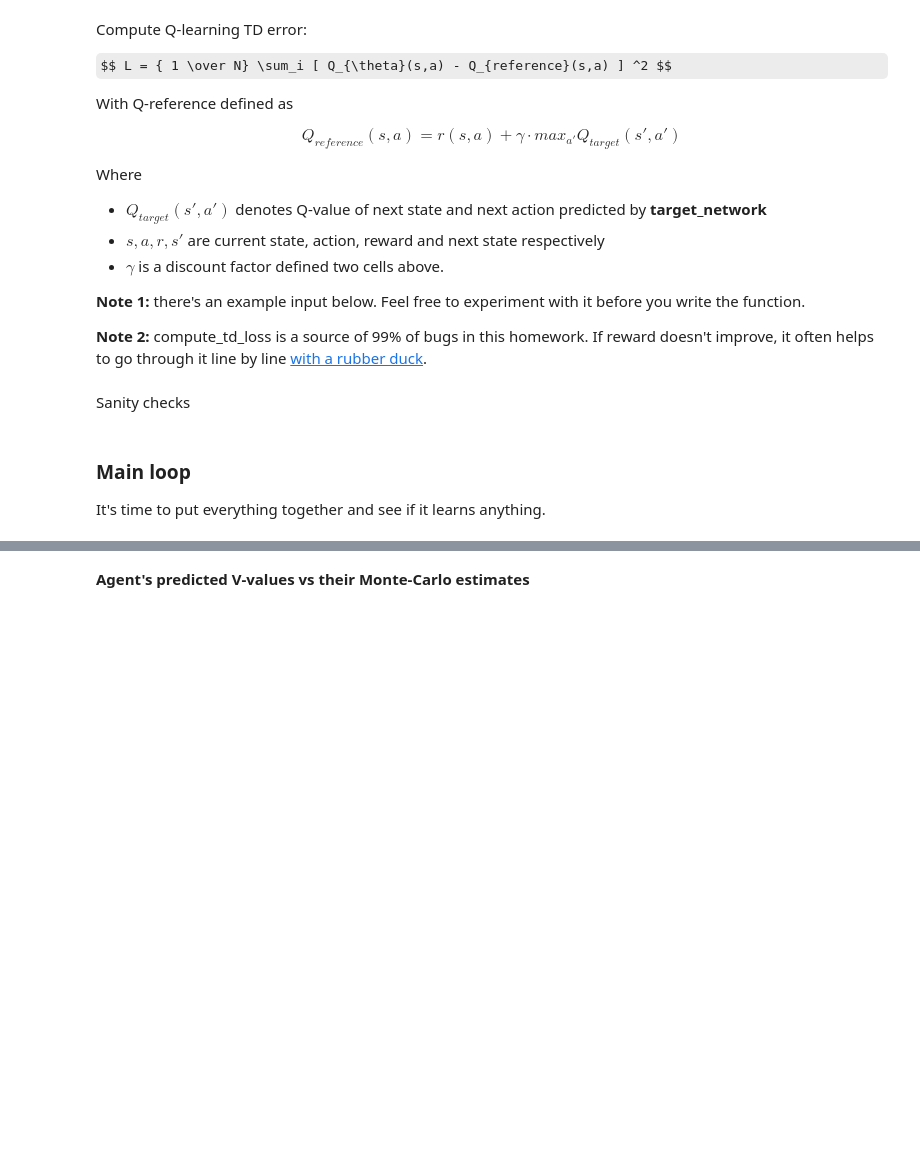
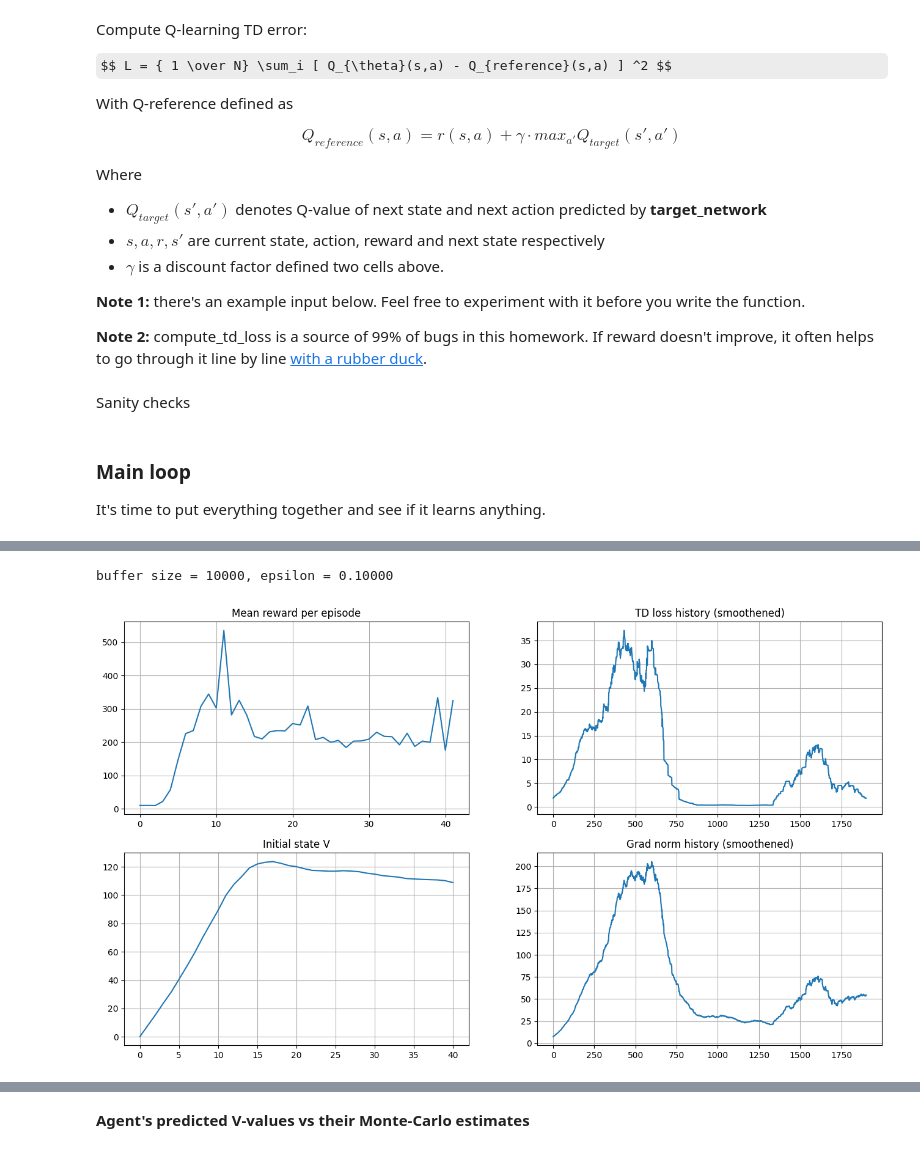
Before and after one commit to brayandm/deep-learning-in-applications-homeworks, a Jupyter notebook: hw03_dqn/lab03_dqn.ipynb, the cells around one changed output, grey strips where cells are left out. Cells and saved outputs as stored; diff of their text form; code cells hidden in the pictures; some formulas as TeX source; blank space fills up the shorter version.

```diff
--- a/hw03_dqn/lab03_dqn.ipynb
+++ b/hw03_dqn/lab03_dqn.ipynb
@@ -469,7 +471,7 @@ def compute_td_loss(states, actions, rewards, next_states, is_done,
     predicted_qvalues_for_actions = predicted_qvalues[range(len(actions)), actions]  # shape: [batch_size]
 
     # compute V*(next_states) using predicted next q-values
-    next_state_values = <YOUR CODE>
+    next_state_values = torch.max(predicted_next_qvalues, dim=1)[0]
 
     assert next_state_values.dim() == 1 and next_state_values.shape[0] == states.shape[0], \
         "must predict one value per state"
@@ -477,7 +479,7 @@ def compute_td_loss(states, actions, rewards, next_states, is_done,
     # compute "target q-values" for loss - it's what's inside square parentheses in the above formula.
     # at the last state use the simplified formula: Q(s,a) = r(s,a) since s' doesn't exist
     # you can multiply next state values by is_not_done to achieve this.
-    target_qvalues_for_actions = <YOUR CODE>
+    target_qvalues_for_actions = rewards + gamma * next_state_values * is_not_done
 
     # mean squared error loss to minimize
     loss = torch.mean((predicted_qvalues_for_actions - target_qvalues_for_actions.detach()) ** 2)
@@ -610,9 +618,11 @@ with trange(step, total_steps + 1) as progress_bar:
         _, state = play_and_record(state, agent, env, exp_replay, timesteps_per_epoch)
 
         # train
-        <YOUR CODE: sample batch_size of data from experience replay>
+        #<YOUR CODE: sample batch_size of data from experience replay>
 
-        loss = <YOUR CODE: compute TD loss>
+        obs, actions, rewards, next_obs, is_done = exp_replay.sample(batch_size)
+
+        loss = compute_td_loss(obs, actions, rewards, next_obs, is_done, agent, target_network)
 
         loss.backward()
         grad_norm = nn.utils.clip_grad_norm_(agent.parameters(), max_grad_norm)
@@ -625,45 +635,48 @@ with trange(step, total_steps + 1) as progress_bar:
 
         if step % refresh_target_network_freq == 0:
             # Load agent weights into target_network
-            <YOUR CODE>
+            #<YOUR CODE>
+            target_network.load_state_dict(agent.state_dict())
 
         if step % eval_freq == 0:
             mean_rw_history.append(evaluate(
                 make_env(seed=step), agent, n_games=3, greedy=True, t_max=1000)
             )
-            initial_state_q_values = agent.get_qvalues(
-                [make_env(seed=step).reset()]
-            )
+            initial_state = make_env(seed=step).reset(seed=seed)
+            initial_state_q_values = agent.get_qvalues(initial_state[0][np.newaxis, :])
             initial_state_v_history.append(np.max(initial_state_q_values))
 
             clear_output(True)
             print("buffer size = %i, epsilon = %.5f" %
                 (len(exp_replay), agent.epsilon))
 
             plt.figure(figsize=[16, 9])
 
             plt.subplot(2, 2, 1)
             plt.title("Mean reward per episode")
             plt.plot(mean_rw_history)
             plt.grid()
 
             assert not np.isnan(td_loss_history[-1])
             plt.subplot(2, 2, 2)
             plt.title("TD loss history (smoothened)")
             plt.plot(utils.smoothen(td_loss_history))
             plt.grid()
 
             plt.subplot(2, 2, 3)
             plt.title("Initial state V")
             plt.plot(initial_state_v_history)
             plt.grid()
 
             plt.subplot(2, 2, 4)
             plt.title("Grad norm history (smoothened)")
             plt.plot(utils.smoothen(grad_norm_history))
             plt.grid()
 
             plt.show()
+# %% [output]
+buffer size = 10000, epsilon = 0.10000
+[figure, added]
 # %%
 final_score = evaluate(
   make_env(),
```
Also changed, not shown: parts of 10 cells of this notebook.
